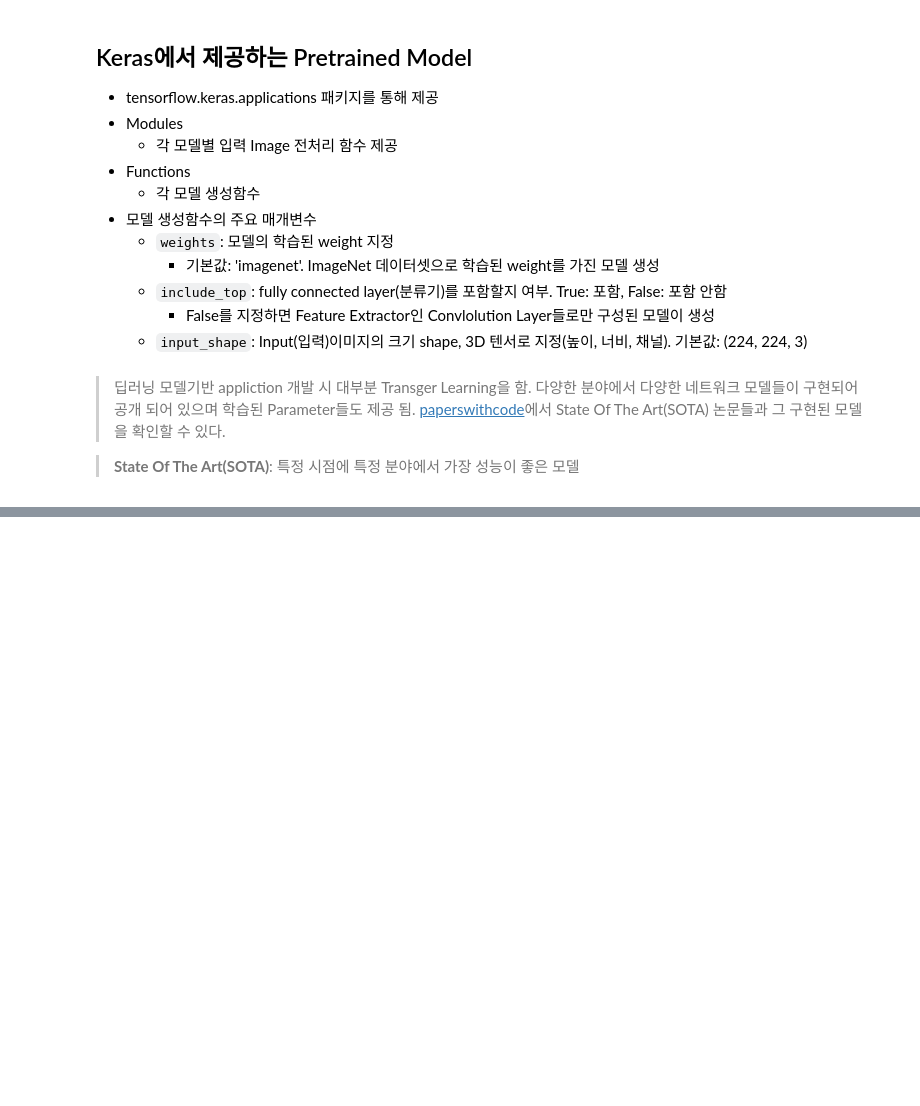
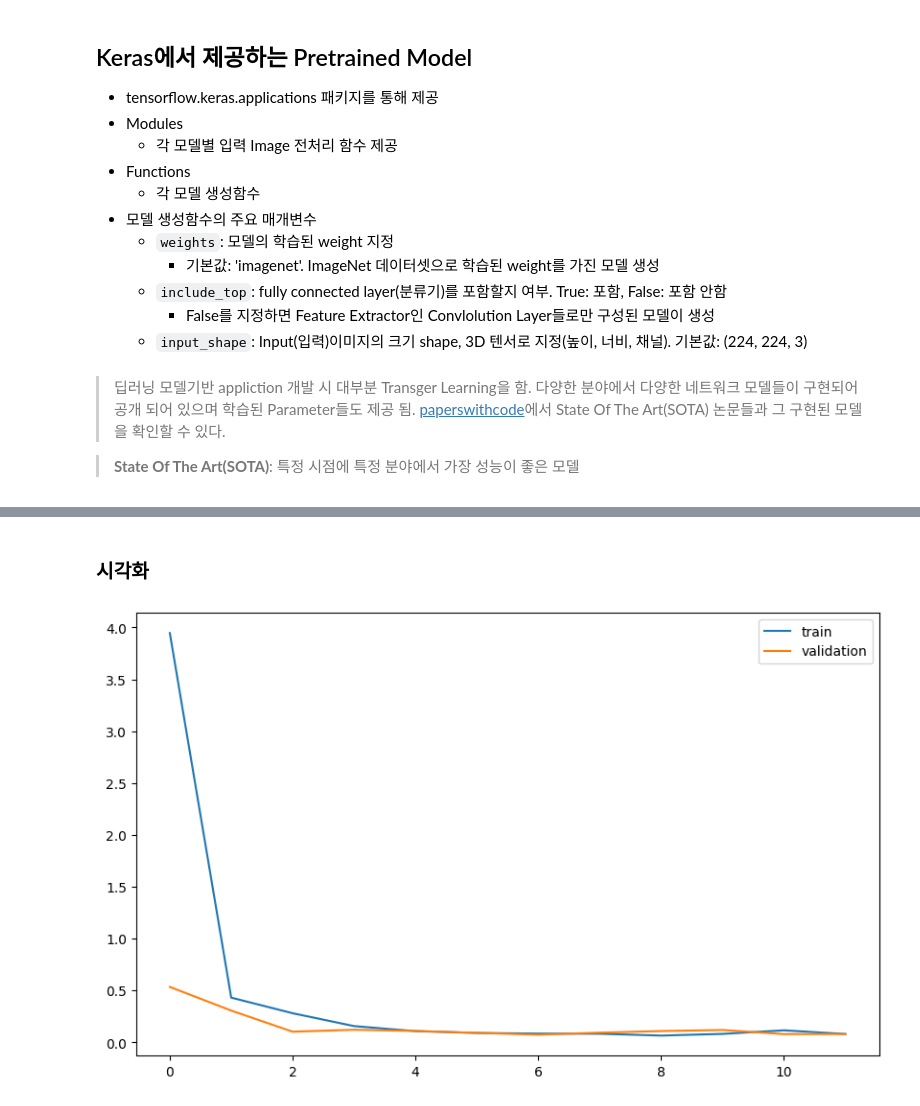
Before and after one commit to 1ee1hee/Deep_Learning, a Jupyter notebook: GAP_Tranfer_Learning.ipynb, the cells around one changed output, grey strips where cells are left out. Cells and saved outputs as stored; diff of their text form; code cells hidden in the pictures; blank space fills up the shorter version.

```diff
--- a/GAP_Tranfer_Learning.ipynb
+++ b/GAP_Tranfer_Learning.ipynb
@@ -36,0 +674,6 @@
+# %%
+LEARNING_RATE = 0.001
+N_EPOCH = 20
+N_BATCH = 100
+
+IMAGE_SIZE = 224
@@ -36,0 +705,3 @@
+# %%
+model2 = get_model_2()
+model2.summary()
@@ -36,0 +729,2 @@
+# %%
+train_iter, val_iter, test_iter = get_generator(applications.vgg16.preprocess_input)
@@ -36,0 +735,11 @@
+# %%
+import os
+
+g_drive_root = '/content/drive/MyDrive/github'
+save_path = os.path.join(g_drive_root, 'saved_model', 'cat_dog_fine_tuning')
+mc_callback = callbacks.ModelCheckpoint(save_path, save_best_only=True, verbose=1)
+es_callback = callbacks.EarlyStopping(patience=5, verbose=2)
+
+hist = model2.fit(train_iter, epochs=N_EPOCH, steps_per_epoch=len(train_iter),
+                 validation_data=val_iter, validation_steps=len(val_iter),
+                 callbacks=[mc_callback, es_callback])
@@ -36,0 +764,12 @@
+# %% [markdown]
+### 시각화
+# %%
+import matplotlib.pyplot as plt
+
+plt.figure(figsize=(10, 6))
+plt.plot(hist.epoch, hist.history['loss'], label='train')
+plt.plot(hist.epoch, hist.history['val_loss'], label='validation')
+plt.legend()
+plt.show()
+# %% [output]
+[figure, added]
```
Also changed, not shown: parts of 92 cells of this notebook.
